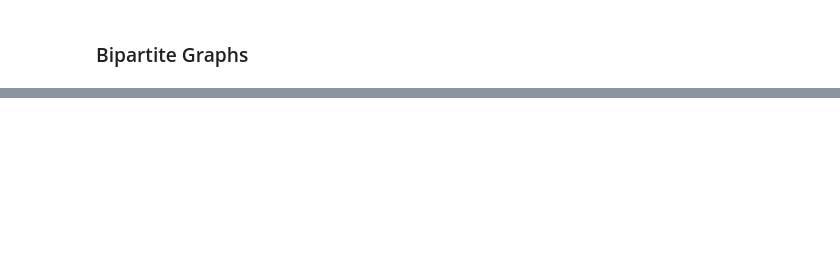
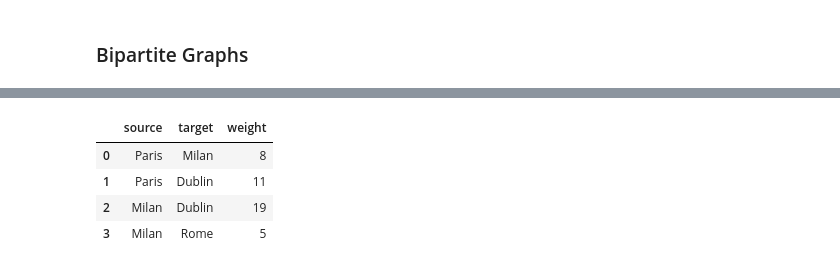
Before and after one commit to StevenVuong/Graph-Learning, a Jupyter notebook: GraphMLBook/1a_networkx_starter.ipynb, the cells around one changed output, grey strips where cells are left out. Cells and saved outputs as stored; diff of their text form; code cells hidden in the pictures; blank space fills up the shorter version.

```diff
--- a/GraphMLBook/1a_networkx_starter.ipynb
+++ b/GraphMLBook/1a_networkx_starter.ipynb
@@ -153,0 +200,8 @@ nx.draw_networkx_edge_labels(G, pos, edge_labels)
+# %%
+nx.to_pandas_edgelist(G)
+# %% [output]
+|  | source | target | weight |
+| 0 | Paris | Milan | 8 |
+| 1 | Paris | Dublin | 11 |
+| 2 | Milan | Dublin | 19 |
+| 3 | Milan | Rome | 5 |
```
Also changed, not shown: parts of 23 cells of this notebook.
